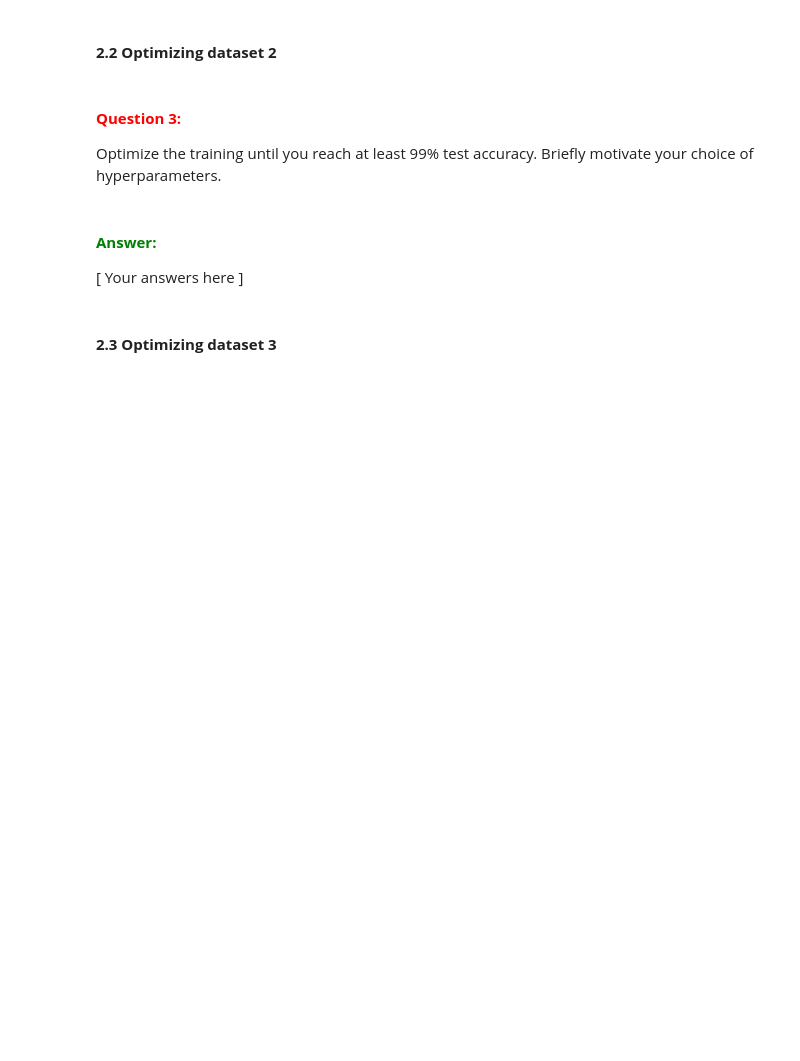
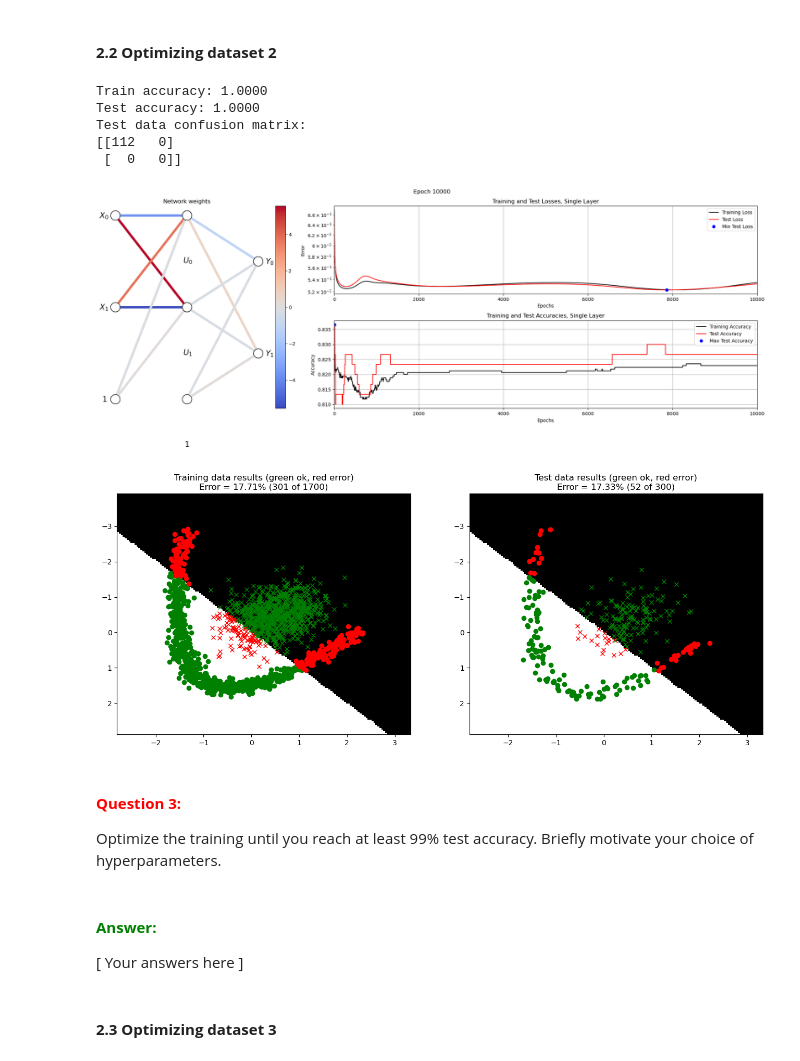
Before and after one commit to hugo-morvan/Neural_Networks, a Jupyter notebook: LabCode/A1_Supervised/main3_MultiLayer.ipynb, the cells around one changed output. Drawn from its saved outputs; the diff is of its cells as text; code cells hidden in the pictures; blank space fills up the shorter version.

```diff
--- a/LabCode/A1_Supervised/main3_MultiLayer.ipynb
+++ b/LabCode/A1_Supervised/main3_MultiLayer.ipynb
@@ -386,20 +403,28 @@ Optimize the training until you reach at least 98% test accuracy. Briefly motiva
 # %%
 # --------------------------------------------
 # === Your code here =========================
 # --------------------------------------------
-nInputs  = ???
-nClasses = ???
-nHidden  = ???
+nInputs  = 2
+nClasses = 2
+nHidden  = 2
 
-W1_0 = ???
-B1_0 = ???
-W2_0 = ???
-B2_0 = ???
+W1_0 = np.random.randn(nInputs, nHidden)
+B1_0 = np.zeros((1,nHidden))
+W2_0 = np.random.randn(nInputs, nHidden)
+B2_0 = np.zeros((1,nClasses))
 
-params = {"epochs": ???, "learningRate": ???, "normalize": False, "useTanhOutput": False}
+params = {"epochs": 10000, "learningRate": 0.01, "normalize": True, "useTanhOutput": True}
 # ============================================
 
 trainMultiLayerOnDataset(2, 0.15, W1_0, B1_0, W2_0, B2_0, params)
+# %% [output]
+Train accuracy: 1.0000
+Test accuracy: 1.0000
+Test data confusion matrix:
+[[112   0]
+ [  0   0]]
+[figure, added]
+[figure, added]
 # %% [markdown]
 #### **<span style="color:red">Question 3:</span>**
 
```
Also changed, not shown: parts of 9 cells of this notebook, 1 other file.
